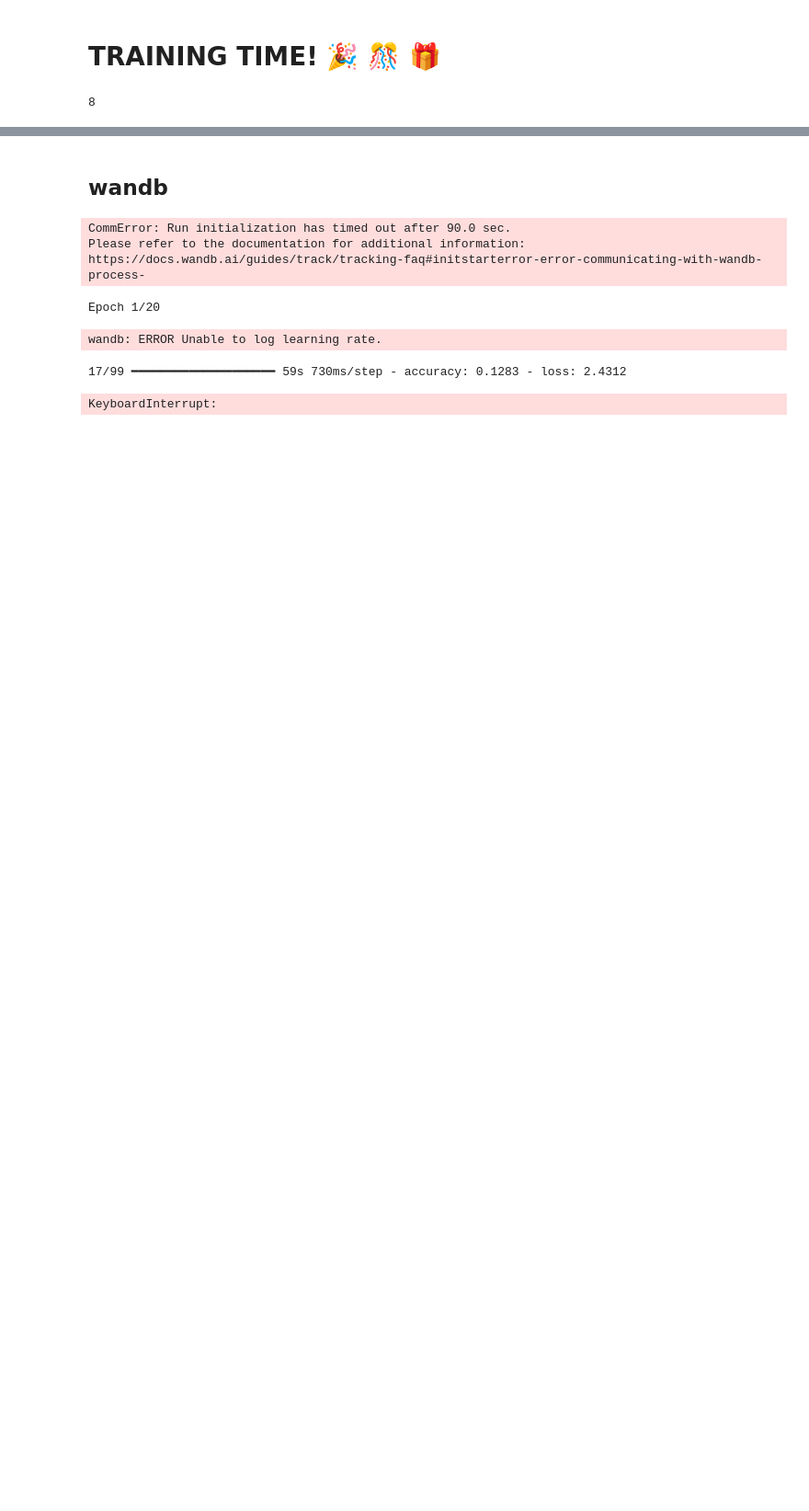
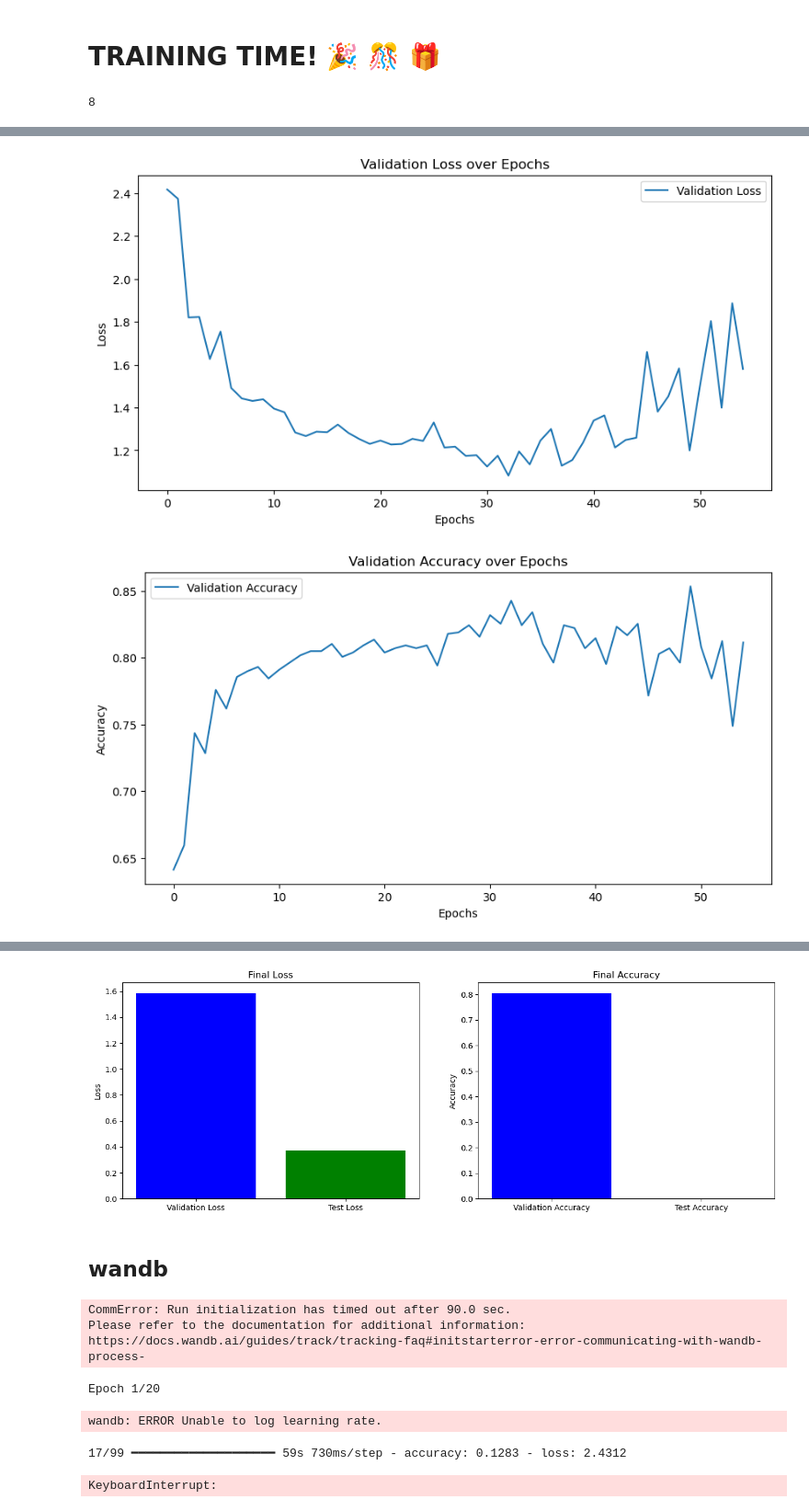
Before and after one commit to DCC-UAB/XNAPproject-grup07, a Jupyter notebook: our_code/prova_codi.ipynb, the cells around one changed output, grey strips where cells are left out. Shown at 92% size. Cells and saved outputs as stored; diff of their text form; code cells hidden in the pictures; blank space fills up the shorter version.

```diff
--- a/our_code/prova_codi.ipynb
+++ b/our_code/prova_codi.ipynb
@@ -163,6 +99,16 @@ TRAIN_DIRS = [TRAIN_1_DIR]
 
 # TEST_DIR = r"/Users/jesus/Desktop/Projecte/test"
 TEST_DIR = "/home/xnmaster/Pictures/test"
+# %%
+# globals
+
+DATA_DIR = '../../'
+TRAIN_1_DIR = '../../train_10_selected_artists'
+
+TRAIN_DIRS = [TRAIN_1_DIR]
+
+# TEST_DIR = r"/Users/jesus/Desktop/Projecte/test"
+TEST_DIR = "../../test"
 # %% [markdown]
 Execute in local and virtual
 (no cal cada vegada, només una vegada pq elimina les fotos que no són vàlides)
@@ -195,5 +141,5 @@ FileNotFoundError: [Errno 2] No such file or directory: '/home/xnmaster/Pictures
 # %%
-df = pd.read_csv(DATA_DIR + '\\all_data_info\\all_data_info.csv')
+df = pd.read_csv(DATA_DIR + 'all_data_info.csv')
 print("df.shape", df.shape)
 # %% [output]
 df.shape (103250, 12)
@@ -777,0 +873,52 @@ Epoch 1/10
+# %%
+import matplotlib.pyplot as plt
+
+# Extraer las métricas de los historiales de entrenamiento
+val_loss_history = []
+val_accuracy_history = []
+
+for history in histories_adam50:
+    val_loss_history.extend(history.history['val_loss'])
+    val_accuracy_history.extend(history.history['val_accuracy'])
+
+# Gráfica de la pérdida de validación
+plt.figure(figsize=(10, 5))
+plt.plot(val_loss_history, label='Validation Loss')
+plt.xlabel('Epochs')
+plt.ylabel('Loss')
+plt.title('Validation Loss over Epochs')
+plt.legend()
+plt.show()
+
+# Gráfica de la precisión de validación
+plt.figure(figsize=(10, 5))
+plt.plot(val_accuracy_history, label='Validation Accuracy')
+plt.xlabel('Epochs')
+plt.ylabel('Accuracy')
+plt.title('Validation Accuracy over Epochs')
+plt.legend()
+plt.show()
+
+# Resultados finales de evaluación
+print(f"Validation loss: {val_loss}")
+print(f"Validation accuracy: {val_accuracy}")
+print(f"Test loss: {test_loss}")
+print(f"Test accuracy: {test_accuracy}")
+
+# Gráfica comparativa de las métricas finales
+fig, ax = plt.subplots(1, 2, figsize=(15, 5))
+
+# Pérdida final
+ax[0].bar(['Validation Loss', 'Test Loss'], [val_loss, test_loss], color=['blue', 'green'])
+ax[0].set_title('Final Loss')
+ax[0].set_ylabel('Loss')
+
+# Precisión final
+ax[1].bar(['Validation Accuracy', 'Test Accuracy'], [val_accuracy, test_accuracy], color=['blue', 'green'])
+ax[1].set_title('Final Accuracy')
+ax[1].set_ylabel('Accuracy')
+
+plt.show()
+# %% [output]
+[figure, added]
+[figure, added]
@@ -778,3 +929,4 @@ Epoch 1/10
+[figure, added]
 # %%
 import tensorflow as tf
 
```
Also changed, not shown: parts of 18 cells of this notebook, 6 other files.
